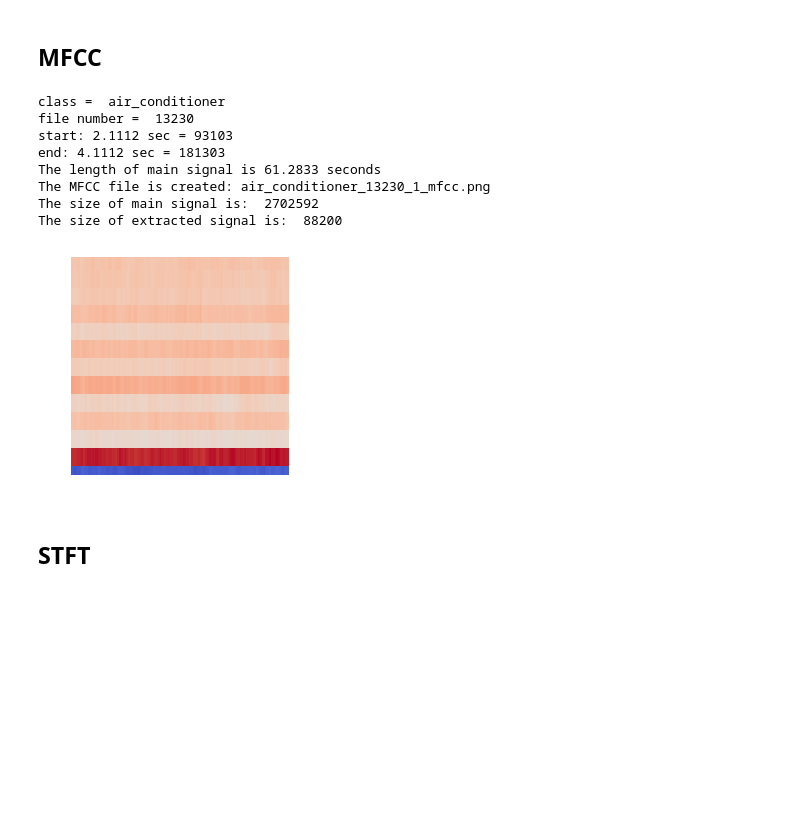
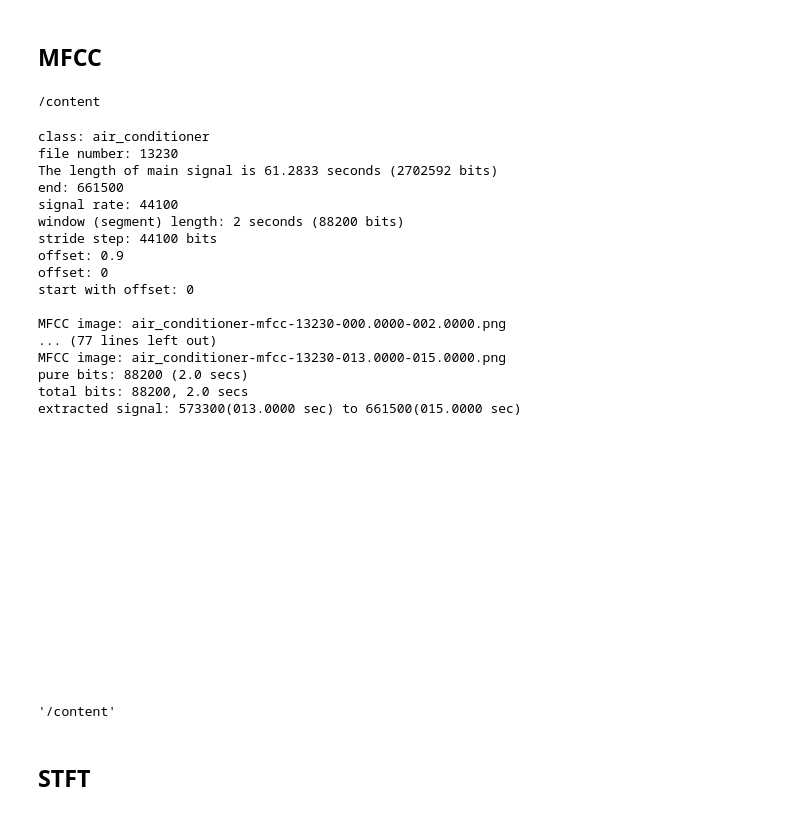
Before and after one commit to SMAHAM/Scene-Recognization, a Jupyter notebook: scene_reorganization.ipynb, the cells around one changed output. Saved outputs shown, nothing was run; the diff lists cells and outputs as text; code cells hidden in the pictures; blank space fills up the shorter version.

Commit message:
segmentation implemented

```diff
--- a/scene_reorganization.ipynb
+++ b/scene_reorganization.ipynb
@@ -303,3 +389,13 @@ def start_end(sig,start,end,sr=44100):
+# %%
+def zero_pad(sig, window_bits):
+
+  """Returns a zero padded signal based on signal and necessary window_bits."""
+
+  zero_pads = window_bits - len(sig)
+  #print('zero_pads:', zero_pads)
+  if np.all([zero_pads>0, window_bits>0,len(sig)<window_bits]):
+    sig = np.pad(sig, (0, zero_pads), 'constant', constant_values=0)
+  return sig
 # %% [markdown]
 # MFCC generator
 # %%
@@ -372,15 +495,30 @@ def make_stft(filename,store_path='./',num=1,label='class',start=-1,end=-1,fig_s
 # Air Conditioner
 # %% [markdown]
 ## MFCC
+# %%
+cd /content
+# %% [output]
+/content
 # %%
-make_mfcc('13230.mp3', label ='air_conditioner', start=2.1112, end=4.1112, store_path='/content/',show=True)
+make_mfcc('13230.mp3', label ='air_conditioner', window=2,
+          stride_ratio=.5, offset = .9,start=0, end=15,min_sig=.8,
+          store_path='/content/',show=False)
 # %% [output]
-class =  air_conditioner
-file number =  13230
-start: 2.1112 sec = 93103
-end: 4.1112 sec = 181303
-The length of main signal is 61.2833 seconds
-The MFCC file is created: air_conditioner_13230_1_mfcc.png
-The size of main signal is:  2702592
-The size of extracted signal is:  88200
+class: air_conditioner
+file number: 13230
+The length of main signal is 61.2833 seconds (2702592 bits)
+end: 661500
+signal rate: 44100
+window (segment) length: 2 seconds (88200 bits)
+stride step: 44100 bits
+offset: 0.9
+offset: 0
+start with offset: 0
+
+MFCC image: air_conditioner-mfcc-13230-000.0000-002.0000.png
+... (77 lines left out)
+MFCC image: air_conditioner-mfcc-13230-013.0000-015.0000.png
+pure bits: 88200 (2.0 secs)
+total bits: 88200, 2.0 secs
+extracted signal: 573300(013.0000 sec) to 661500(015.0000 sec)
-[figure, old version]
+[figure, new version]
@@ -387,3 +527,7 @@ The size of extracted signal is:  88200
+# %%
+ pwd
+# %% [output]
+'/content'
 # %% [markdown]
 ## STFT
 # %%
```
Also changed, not shown: parts of 30 cells of this notebook.
